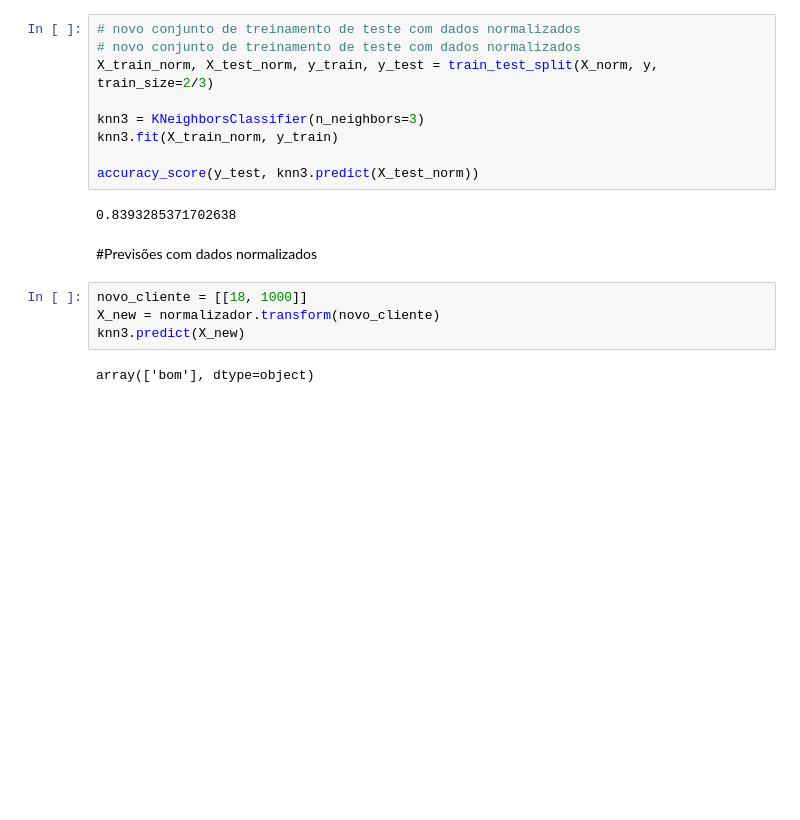
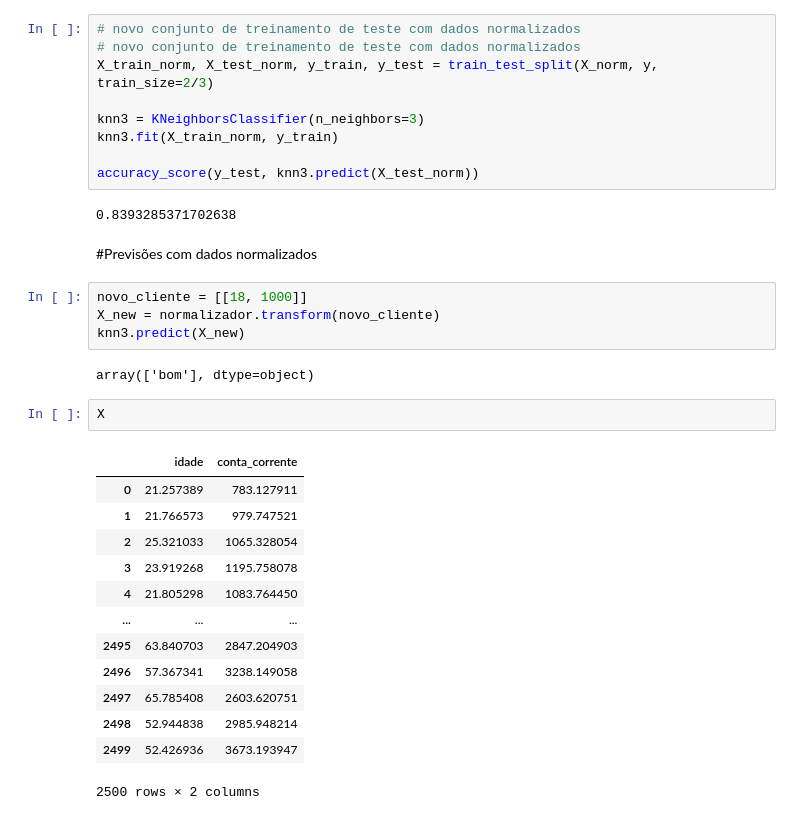
Before and after one commit to Oliveira-Wallace/Wallace-Oliveira, a Jupyter notebook: ClassificacaoDeClienteParaEmprestimo.ipynb, the cells around one changed output. Saved outputs shown, nothing was run; the diff lists cells and outputs as text; blank space fills up the shorter version.

```diff
--- a/ClassificacaoDeClienteParaEmprestimo.ipynb
+++ b/ClassificacaoDeClienteParaEmprestimo.ipynb
@@ -107,3 +107,19 @@ X_new = normalizador.transform(novo_cliente)
 knn3.predict(X_new)
 # %% [output]
 array(['bom'], dtype=object)
+# %%
+X
+# %% [output]
+|  | idade | conta_corrente |
+| 0 | 21.257389 | 783.127911 |
+| 1 | 21.766573 | 979.747521 |
+| 2 | 25.321033 | 1065.328054 |
+| 3 | 23.919268 | 1195.758078 |
+| 4 | 21.805298 | 1083.764450 |
+| ... | ... | ... |
+| 2495 | 63.840703 | 2847.204903 |
+| 2496 | 57.367341 | 3238.149058 |
+| 2497 | 65.785408 | 2603.620751 |
+| 2498 | 52.944838 | 2985.948214 |
+| 2499 | 52.426936 | 3673.193947 |
+2500 rows × 2 columns
```
